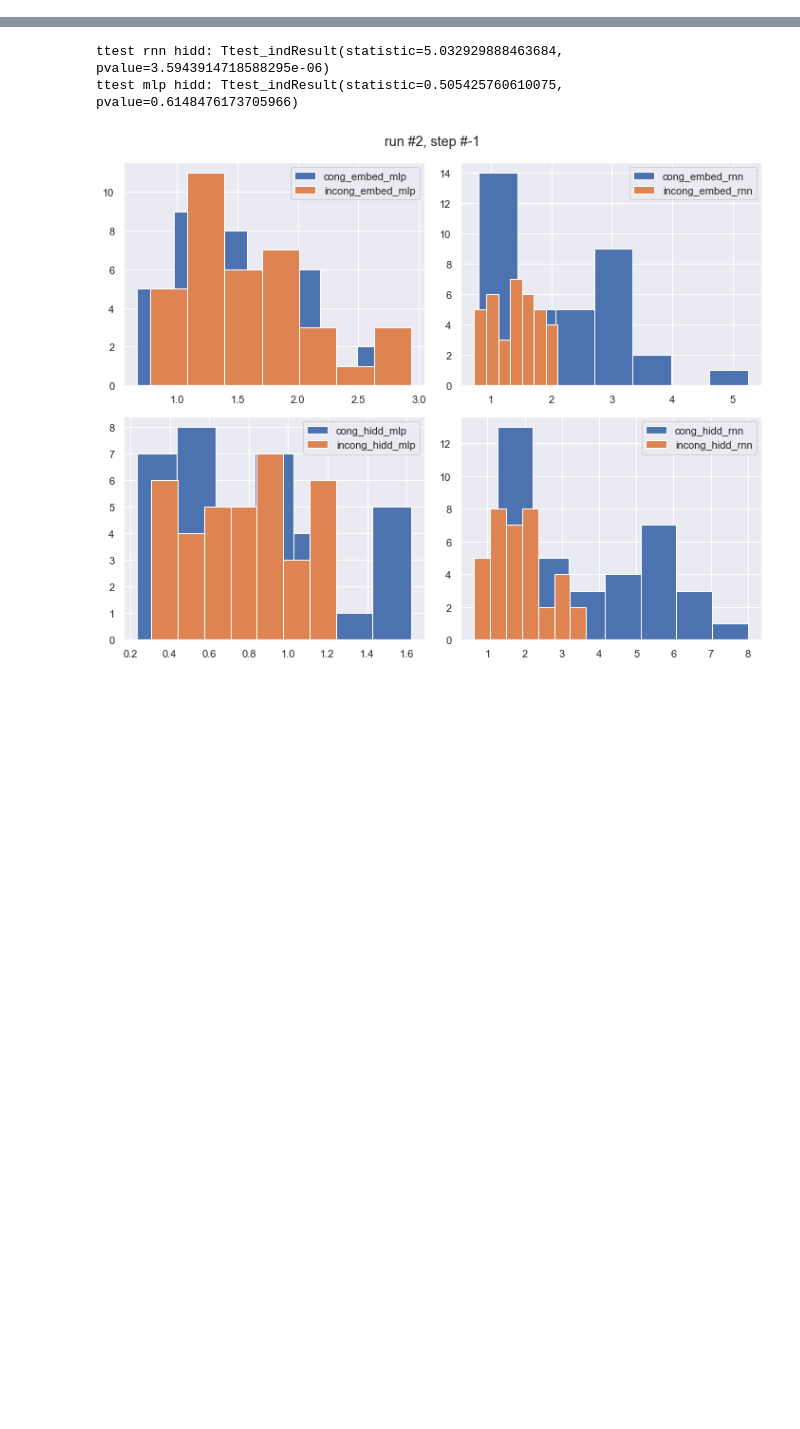
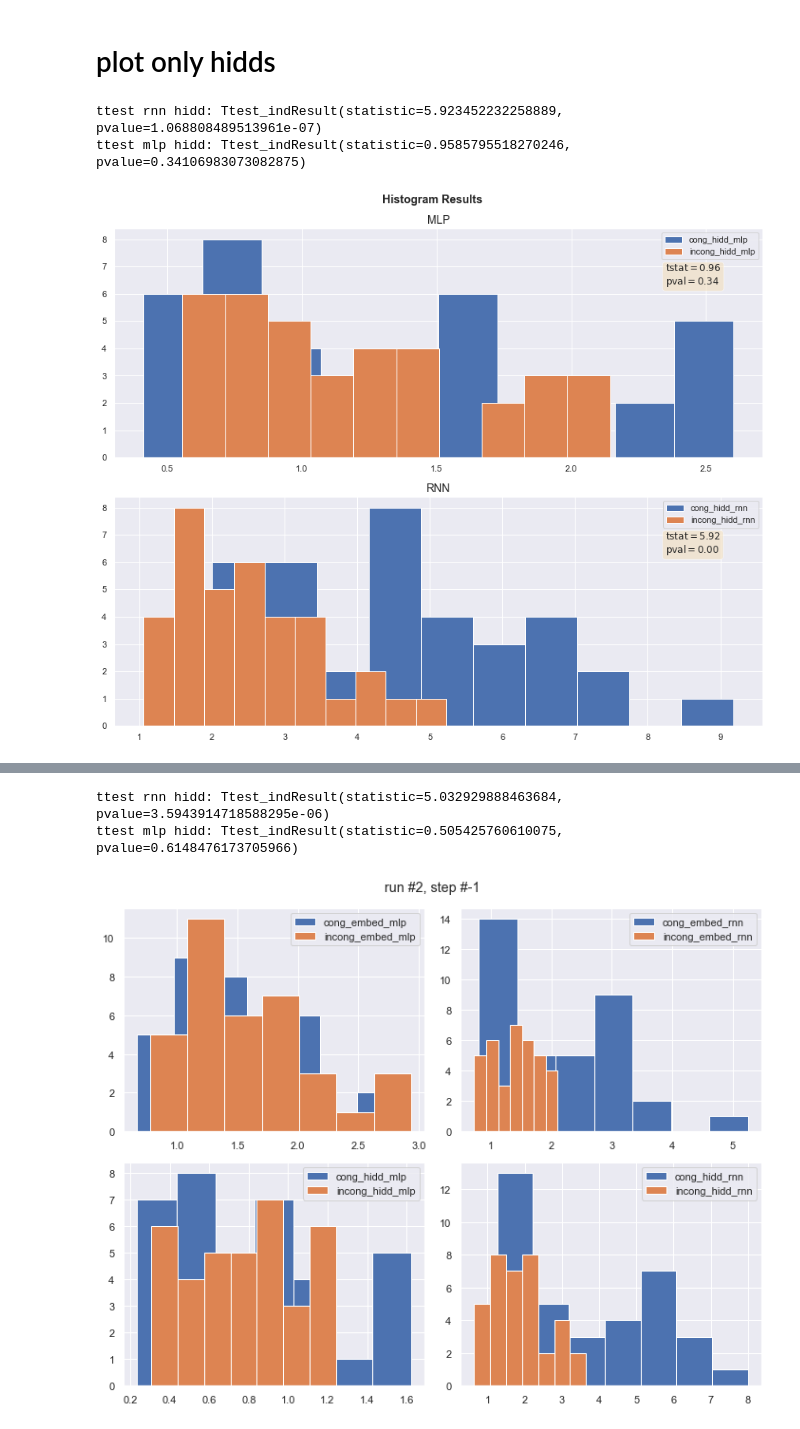
Before and after one commit to MaryZolfaghar/WCSLS, a Jupyter notebook: notebooks/results_hist.ipynb, the cells around one changed output, grey strips where cells are left out. Drawn from its saved outputs; the diff is of its cells as text; code cells hidden in the pictures; blank space fills up the shorter version.

```diff
--- a/notebooks/results_hist.ipynb
+++ b/notebooks/results_hist.ipynb
@@ -10,11 +10,10 @@ sns.set_style("darkgrid")
 # sns.set_context("paper")
 # sns.set_context("talk")
 # %%
-with open('results/results_mlp.P', 'rb') as f:
+with open('../../results/results_mlp_corr.P', 'rb') as f:
     mlp_results = pickle.load(f)
 mlp_results = mlp_results['Cortical']['analysis']
-dist_mlp = mlp_results['dist_results']
-with open('results/results_rnn.P', 'rb') as f:
+
+with open('../../results/results_rnn_corr.P', 'rb') as f:
     rnn_results = pickle.load(f)
 rnn_results = rnn_results['Cortical']['analysis']
-dist_rnn = rnn_results['dist_results']
@@ -20,0 +23,55 @@ dist_rnn = rnn_results['dist_results']
+# %% [markdown]
+# plot only hidds
+# %%
+fig, axs = plt.subplots(2, 1, figsize=[12,10])
+run=-1
+cp=-1
+cong_hidd_mlp    = dist_mlp['cong_hidd_dists'][run][cp]
+incong_hidd_mlp  = dist_mlp['incong_hidd_dists'][run][cp]
+
+cong_hidd_rnn    = dist_rnn['cong_hidd_dists'][run][cp]
+incong_hidd_rnn  = dist_rnn['incong_hidd_dists'][run][cp]
+
+print('ttest rnn hidd:', ttest_ind(cong_hidd_rnn, incong_hidd_rnn))
+print('ttest mlp hidd:', ttest_ind(cong_hidd_mlp, incong_hidd_mlp))
+ttest_rnn = ttest_ind(cong_hidd_rnn, incong_hidd_rnn)
+ttest_mlp = ttest_ind(cong_hidd_mlp, incong_hidd_mlp)
+
+
+# these are matplotlib.patch.Patch properties
+props = dict(boxstyle='round', facecolor='wheat', alpha=0.5)
+
+ax = axs[0]
+ax.hist(cong_hidd_mlp)
+ax.hist(incong_hidd_mlp)
+ax.set_title('MLP', fontsize='14')
+hidd_lg = ['cong_hidd_mlp', 'incong_hidd_mlp']
+ax.legend(hidd_lg)
+textstr = '\n'.join((
+              r'$\mathrm{tstat}=%.2f$' % (ttest_mlp[0], ),
+              r'$\mathrm{pval}=%.2f$' % (ttest_mlp[1], )))
+ax.text(0.85, 0.85, textstr, transform=ax.transAxes, fontsize=12,
+        verticalalignment='top', bbox=props)
+
+ax = axs[1]
+ax.hist(cong_hidd_rnn)
+ax.hist(incong_hidd_rnn)
+ax.set_title('RNN', fontsize='14')
+hidd_lg = ['cong_hidd_rnn', 'incong_hidd_rnn']
+ax.legend(hidd_lg)
+textstr = '\n'.join((
+              r'$\mathrm{tstat}=%.2f$' % (ttest_rnn[0], ),
+              r'$\mathrm{pval}=%.2f$' % (ttest_rnn[1], )))
+ax.text(0.85, 0.85, textstr, transform=ax.transAxes, fontsize=12,
+        verticalalignment='top', bbox=props)
+
+fig.suptitle('Histogram Results', fontweight='bold')
+plt.tight_layout()
+
+fig_str = 'hist_both_models_hidds'
+fig.savefig(('../../figures/' + fig_str + '.pdf'),
+                bbox_inches = 'tight', pad_inches = 0)
+# %% [output]
+ttest rnn hidd: Ttest_indResult(statistic=5.923452232258889, pvalue=1.068808489513961e-07)
+ttest mlp hidd: Ttest_indResult(statistic=0.9585795518270246, pvalue=0.34106983073082875)
+[figure, added]
```
Also changed, not shown: parts of 5 cells of this notebook, 21 other files.
